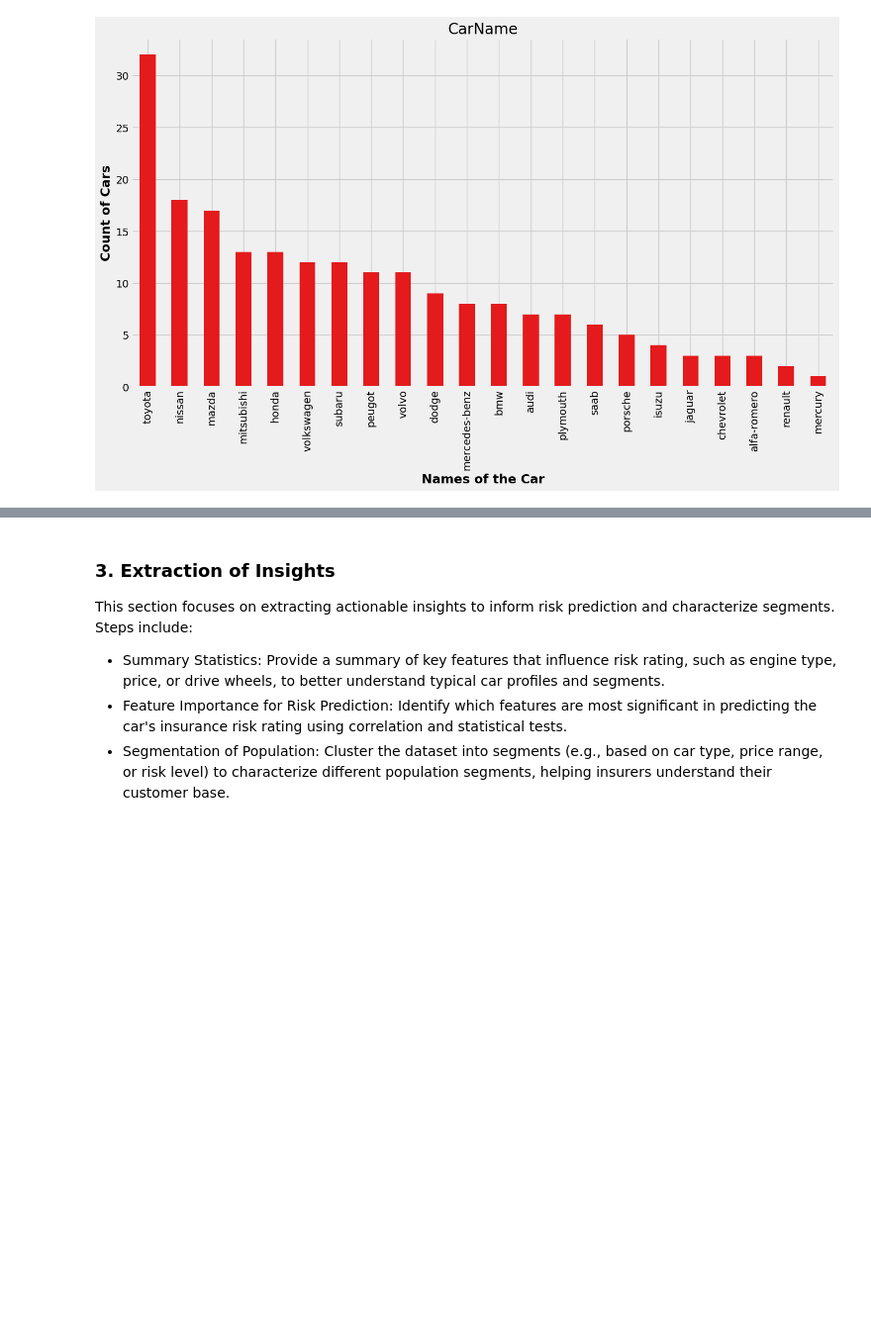
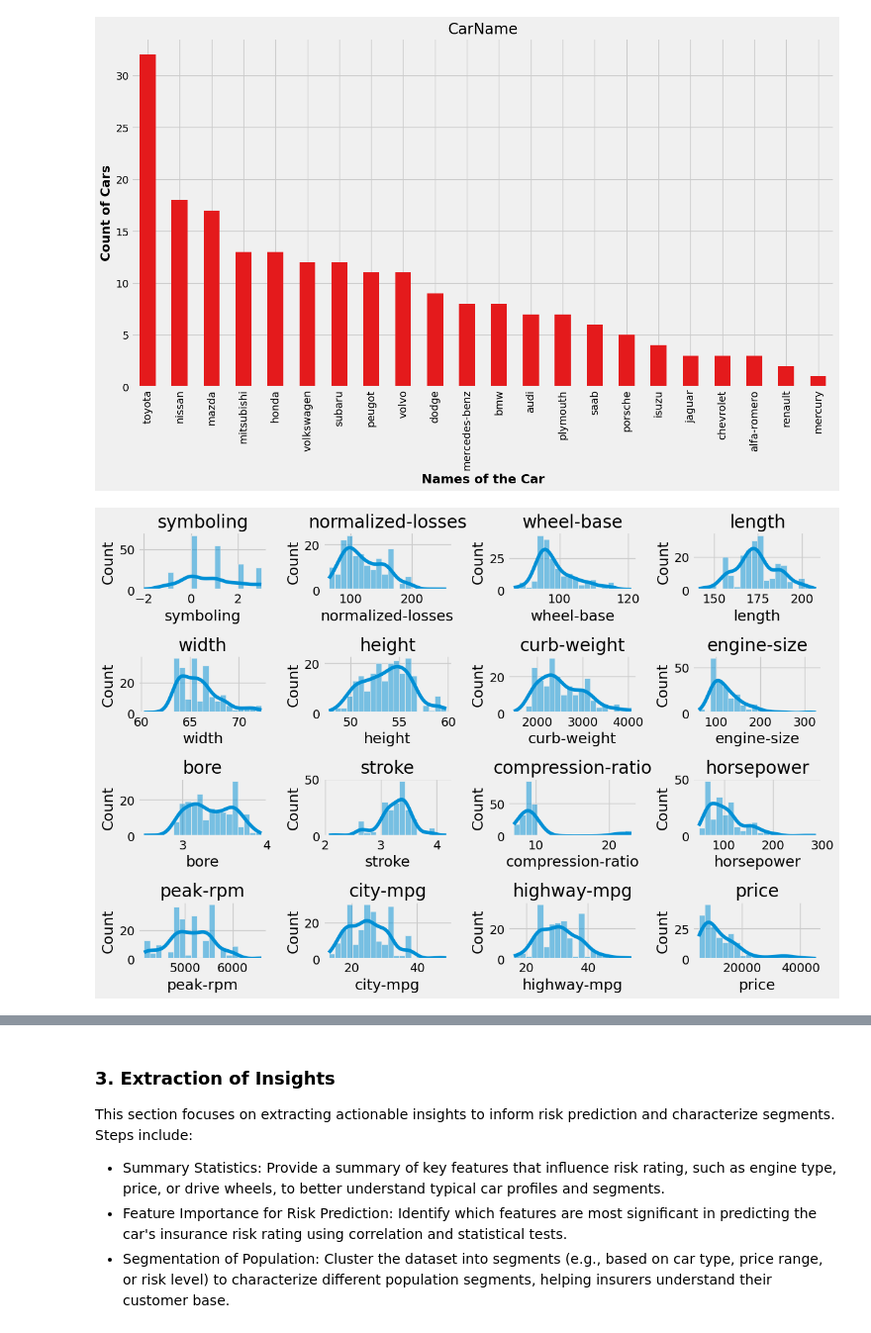
Before and after one commit to alejandro945/insurance-risk, a Jupyter notebook: src/main.ipynb, the cells around one changed output, grey strips where cells are left out. Shown: that part at 99% size. Saved outputs shown, nothing was run; the diff lists cells and outputs as text; code cells hidden in the pictures; blank space fills up the shorter version.

```diff
--- a/src/main.ipynb
+++ b/src/main.ipynb
@@ -255,3 +271,14 @@ plt.ylabel("Count of Cars",fontweight = 'bold')
 # %% [output]
 Text(0, 0.5, 'Count of Cars')
 [figure]
+# %%
+# Visualizing the different body styles available
+plt.figure(figsize=(12, 8))
+for feature in numerical_columns:
+    plt.subplot(4, 4, numerical_columns.index(feature) + 1)
+    sns.histplot(data=df[feature], bins=20, kde=True)
+    plt.title(feature)
+plt.tight_layout()
+plt.show()
+# %% [output]
+[figure, added]
```
Also changed, not shown: parts of 4 cells of this notebook.
